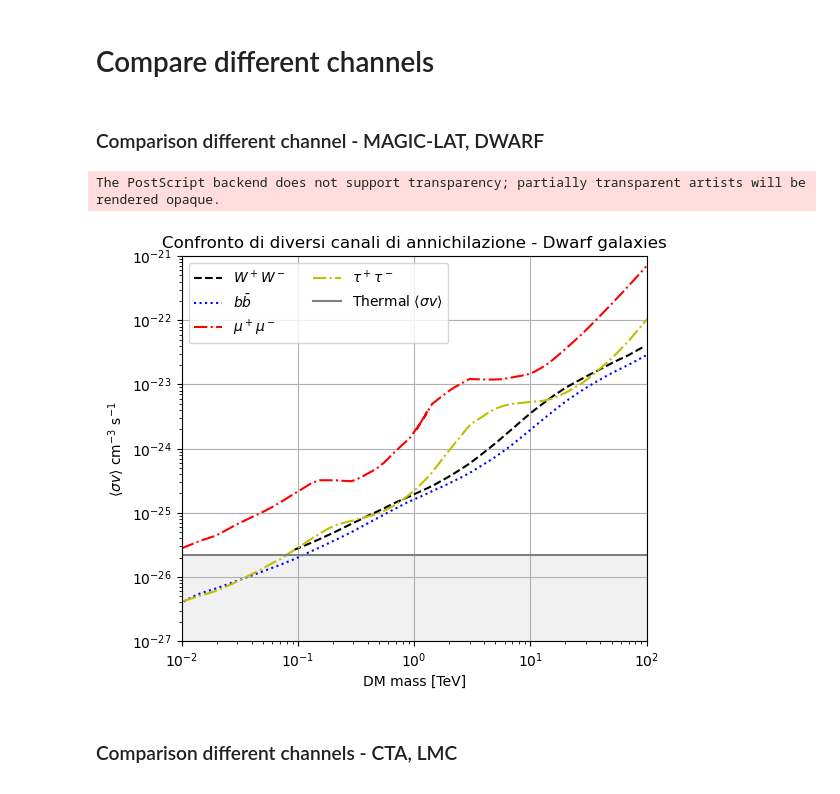
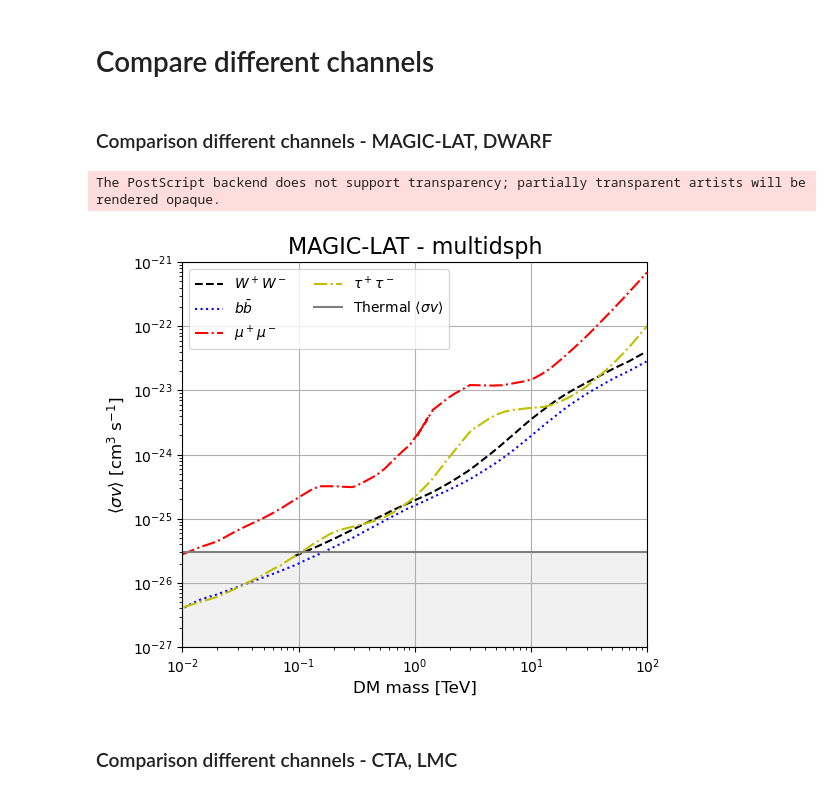
Before and after one commit to micheledoro/gDMbounds, a Jupyter notebook: sandbox/santa/Compare channels.ipynb, the cells around one changed output. Cells and saved outputs as stored; diff of their text form; code cells hidden in the pictures.

Commit message:
Graphs for thesis santarossa into sandbox

```diff
--- a/sandbox/santa/Compare channels.ipynb
+++ b/sandbox/santa/Compare channels.ipynb
@@ -1,7 +1,7 @@
 # %% [markdown]
 # Compare different channels
 # %% [markdown]
-### Comparison different channel - MAGIC-LAT, DWARF
+### Comparison different channels - MAGIC-LAT, DWARF
 # %%
 from astropy.io import ascii
 import matplotlib.pyplot as plt
@@ -13,32 +13,32 @@ dsph_mumu = ascii.read("../../dmbounds/bounds/multi-inst/magic-lat_2016_multidsp
 dsph_tautau = ascii.read("../../dmbounds/bounds/multi-inst/magic-lat_2016_multidsph_ann_tautau.ecsv")
 # %%
 plt.figure(figsize=(6,5))
-plt.xlabel("DM mass [TeV]")
-plt.ylabel(r"$\langle\sigma v \rangle$ cm$^{-3}$ s$^{-1}$")
+plt.xlabel("DM mass [TeV]", fontsize=12)
+plt.ylabel(r"$\langle\sigma v \rangle$ [cm$^{3}$ s$^{-1}$]", fontsize=12)
 plt.xlim(1e-2,1e2)
 plt.ylim(1e-27,1e-21)
-plt.title('Confronto di diversi canali di annichilazione - Dwarf galaxies')
+plt.title('MAGIC-LAT - multidsph', fontsize=16)
 plt.loglog(dsph_WW['mass']*1e-3,dsph_WW['sigmav'],color='k',linestyle='dashed',label=r"$W^+ W^-$")
 plt.loglog(dsph_bb['mass']*1e-3,dsph_bb['sigmav'],color='b',linestyle='dotted',label=r"$b\bar{b}$")
 plt.loglog(dsph_mumu['mass']*1e-3,dsph_mumu['sigmav'],color='r',linestyle='dashdot',label=r"$\mu^+ \mu^-$")
 plt.loglog(dsph_tautau['mass']*1e-3,dsph_tautau['sigmav'],color='y',linestyle='dashdot',label=r"$\tau^+ \tau^-$")
 
 # Thermal <sigma v>
 x = np.linspace(1e-2, 2e2, 1000)
 y_0 = 3e-26
 
 plt.axhline(y=y_0, color='gray', linestyle='solid', label=r"Thermal $\langle \sigma v \rangle$")
 plt.fill_between(x, y_0, color='lightgray', alpha=0.3)
 
 plt.legend(loc="best",ncol=2)
 plt.grid()
 
 plt.savefig("./plot_thesis/channels_dsph.eps")
 # plt.savefig("./plot_thesis/channels_dsph.pdf")
 # plt.savefig("./plot_thesis/channels_dsph.png")
 # %% [output]
 The PostScript backend does not support transparency; partially transparent artists will be rendered opaque.
-[figure, old version]
+[figure, new version]
 # %% [markdown]
 ### Comparison different channels - CTA, LMC
 # %%
```
Also changed, not shown: parts of 2 cells of this notebook, 10 other files.
